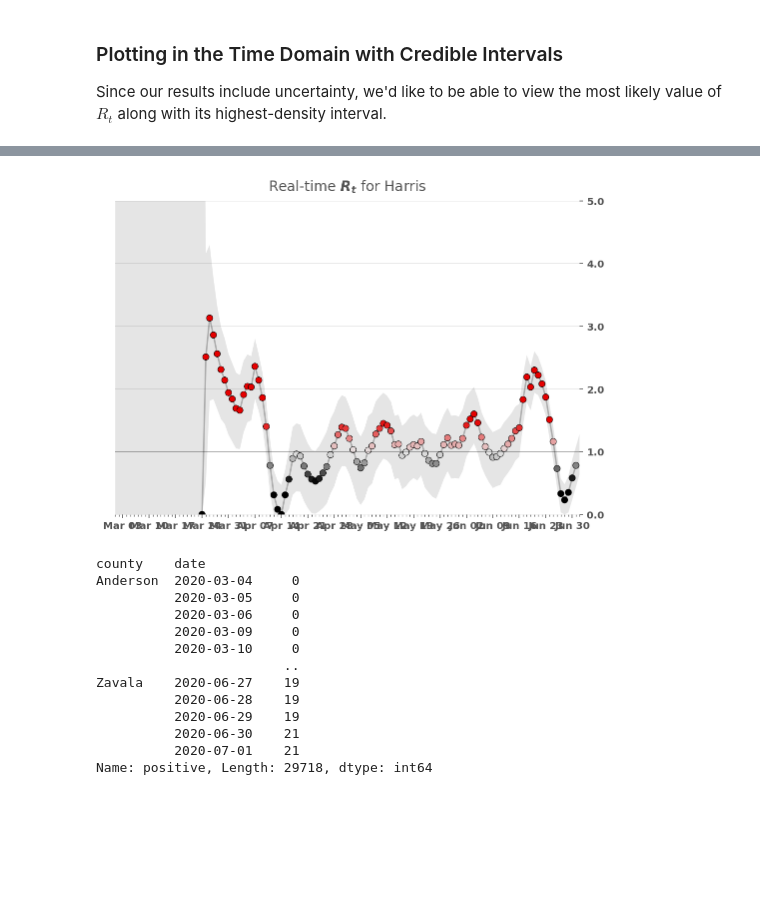
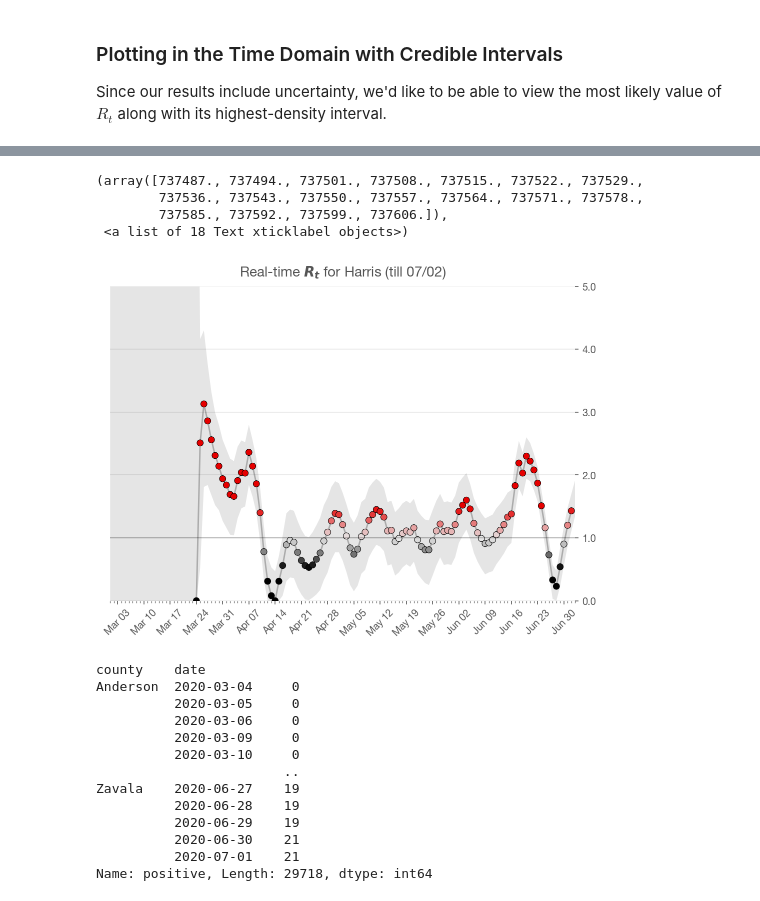
Before and after one commit to ictr/covid-19-county-R0, a Jupyter notebook: Realtime R0.ipynb, the cells around one changed output, grey strips where cells are left out. Cells and saved outputs as stored; diff of their text form; code cells hidden in the pictures; blank space fills up the shorter version.

Commit message:
Update figure for harris county

```diff
--- a/Realtime R0.ipynb
+++ b/Realtime R0.ipynb
@@ -307,35 +320,40 @@ def plot_rt(result, ax, county_name):
                     lw=0,
                     zorder=3)
 
     ax.axhline(1.0, c='k', lw=1, label='$R_t=1.0$', alpha=.25);
 
     # Formatting
     ax.xaxis.set_major_locator(mdates.MonthLocator())
     ax.xaxis.set_major_formatter(mdates.DateFormatter('%b'))
     ax.xaxis.set_minor_locator(mdates.DayLocator())
 
     ax.yaxis.set_major_locator(ticker.MultipleLocator(1))
     ax.yaxis.set_major_formatter(ticker.StrMethodFormatter("{x:.1f}"))
     ax.yaxis.tick_right()
     ax.spines['left'].set_visible(False)
     ax.spines['bottom'].set_visible(False)
     ax.spines['right'].set_visible(False)
     ax.margins(0)
     ax.grid(which='major', axis='y', c='k', alpha=.1, zorder=-2)
     ax.margins(0)
     ax.set_ylim(0.0, 5.0)
     ax.set_xlim(pd.Timestamp('2020-03-01'), result.index.get_level_values('date')[-1]+pd.Timedelta(days=1))
     fig.set_facecolor('w')
 
 
 fig, ax = plt.subplots(figsize=(600/72,400/72))
 
 plot_rt(result, ax, county_name)
-ax.set_title(f'Real-time $R_t$ for {county_name}')
+ax.set_title(f'Real-time $R_t$ for {county_name} (till {result.index.get_level_values("date")[-1].strftime("%m/%d")})')
 ax.xaxis.set_major_locator(mdates.WeekdayLocator())
 ax.xaxis.set_major_formatter(mdates.DateFormatter('%b %d'))
+plt.xticks(rotation=45)
 # %% [output]
+(array([737487., 737494., 737501., 737508., 737515., 737522., 737529.,
+        737536., 737543., 737550., 737557., 737564., 737571., 737578.,
+        737585., 737592., 737599., 737606.]),
+ <a list of 18 Text xticklabel objects>)
-[figure, old version]
+[figure, new version]
 # %%
 targets = ~counties.index.get_level_values('county').isin(FILTERED_REGION_CODES)
 # %%
```
Also changed, not shown: parts of 4 cells of this notebook, 3 other files.
